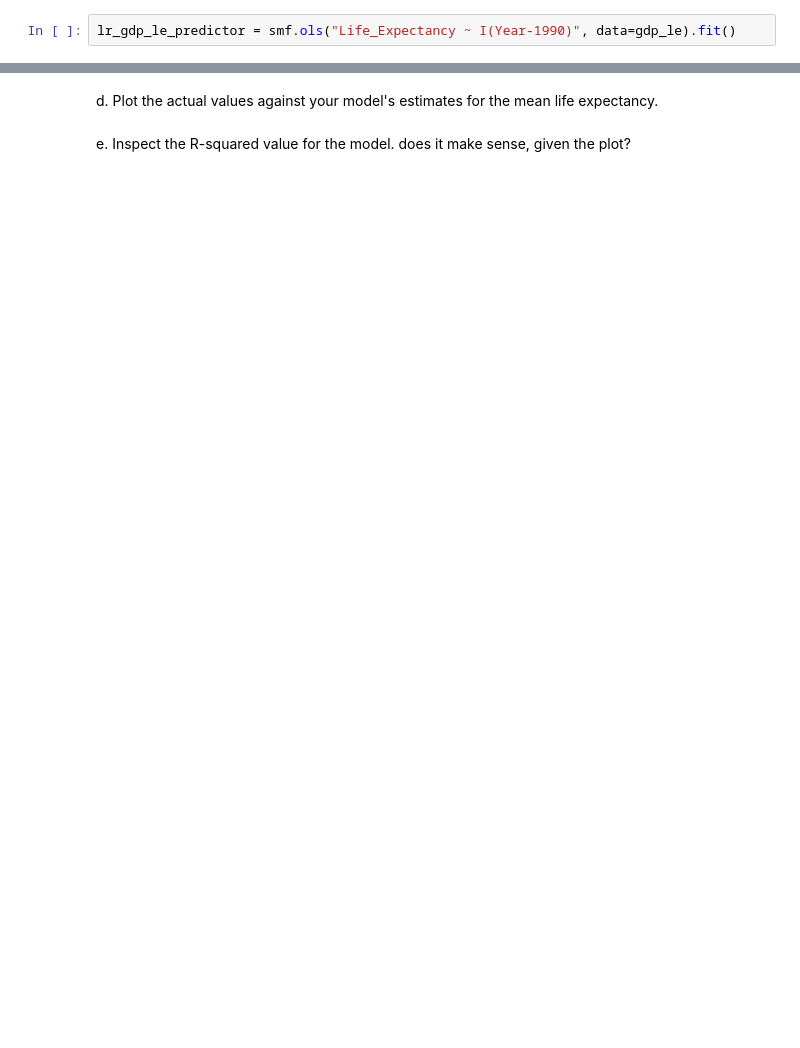
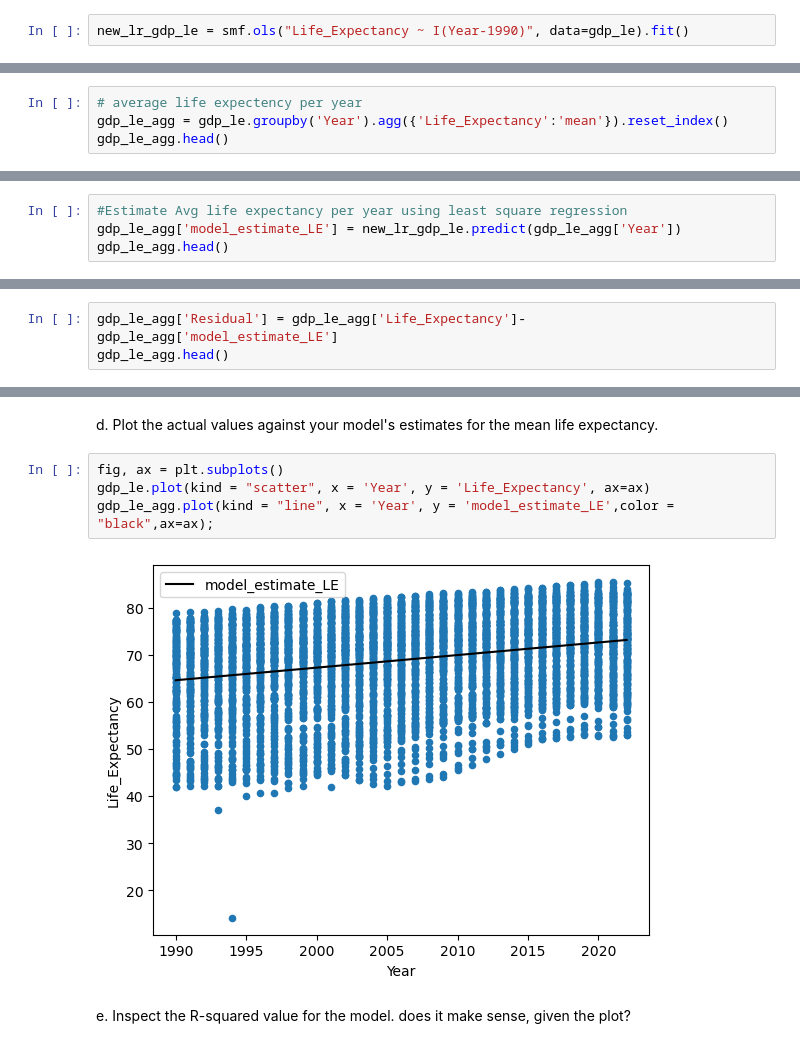
Before and after one commit to nss-data-science-cohort-9/un-linear-regression-ADoddala, a Jupyter notebook: notebooks/linear_regression_practice.ipynb, the cells around one changed output, grey strips where cells are left out. Drawn from its saved outputs; the diff is of its cells as text; blank space fills up the shorter version.

```diff
--- a/notebooks/linear_regression_practice.ipynb
+++ b/notebooks/linear_regression_practice.ipynb
@@ -39,4 +39,4 @@ For every year the life expectency increases by 0.267722
 # %% [markdown]
 b. Using just the year makes the intercept term difficult to interpret. Create a new model, but this time use years since 1990 as your predictor variable. Hint: You can the [patsy identity function](https://patsy.readthedocs.io/en/latest/builtins-reference.html#patsy.builtins.I) to modify your predictors in your model formula. Inspect the new coefficients and interpret the meaning of them. Are they statistically significant?
 # %%
-lr_gdp_le_predictor = smf.ols("Life_Expectancy ~ I(Year-1990)", data=gdp_le).fit()
+new_lr_gdp_le = smf.ols("Life_Expectancy ~ I(Year-1990)", data=gdp_le).fit()
@@ -49,2 +77,6 @@ dtype: float64
 # %% [markdown]
 c. Compare the actual mean life expectancy per year to the model's estimate. How well does it do?
+# %%
+# average life expectency per year
+gdp_le_agg = gdp_le.groupby('Year').agg({'Life_Expectancy':'mean'}).reset_index()
+gdp_le_agg.head()
@@ -50,0 +90,4 @@ c. Compare the actual mean life expectancy per year to the model's estimate. How
+# %%
+#Estimate Avg life expectancy per year using least square regression
+gdp_le_agg['model_estimate_LE'] = new_lr_gdp_le.predict(gdp_le_agg['Year'])
+gdp_le_agg.head()
@@ -50,0 +101,3 @@ c. Compare the actual mean life expectancy per year to the model's estimate. How
+# %%
+gdp_le_agg['Residual'] = gdp_le_agg['Life_Expectancy']-gdp_le_agg['model_estimate_LE']
+gdp_le_agg.head()
@@ -51,4 +111,10 @@ c. Compare the actual mean life expectancy per year to the model's estimate. How
 # %% [markdown]
 d. Plot the actual values against your model's estimates for the mean life expectancy.
+# %%
+fig, ax = plt.subplots()
+gdp_le.plot(kind = "scatter", x = 'Year', y = 'Life_Expectancy', ax=ax)
+gdp_le_agg.plot(kind = "line", x = 'Year', y = 'model_estimate_LE',color = "black",ax=ax);
+# %% [output]
+[figure, added]
 # %% [markdown]
 e. Inspect the R-squared value for the model. does it make sense, given the plot?
```
Also changed, not shown: parts of 15 cells of this notebook.
